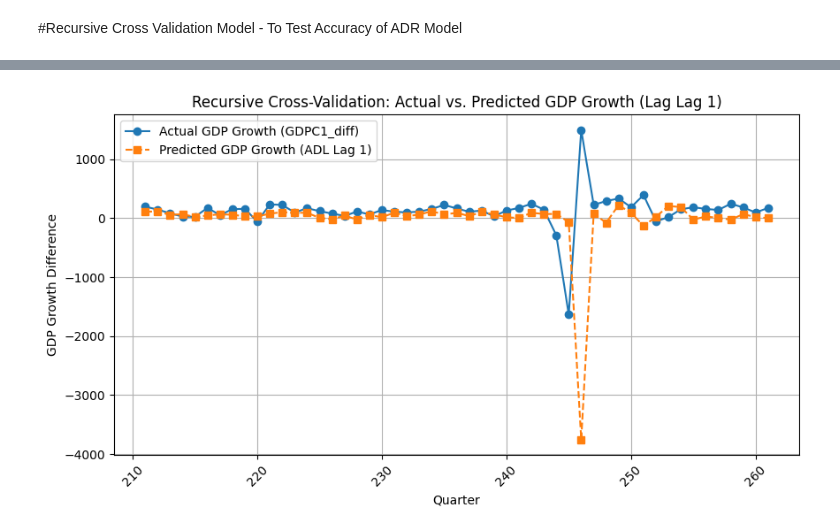
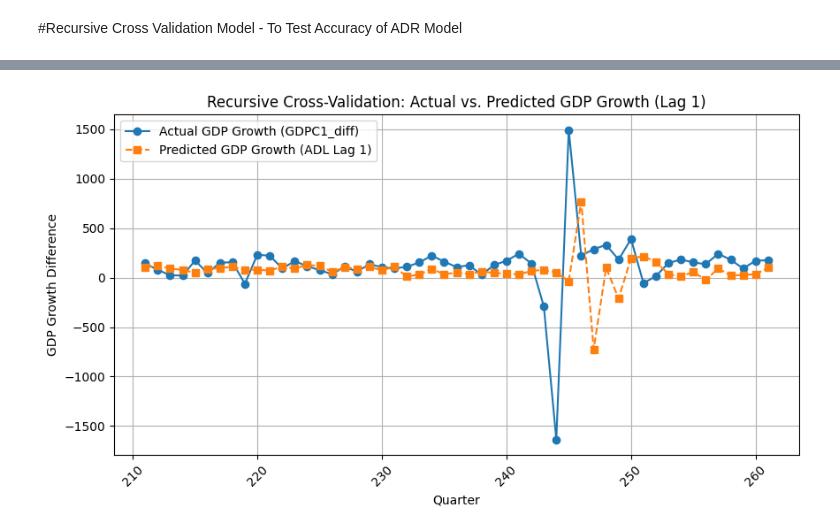
Before and after one commit to sivaadharsh28/Team14-US-Economic-Recession-Prediction-Model, a Jupyter notebook: NUS_DSESC_DATABUSTERS_14.ipynb, the cells around one changed output, grey strips where cells are left out. Saved outputs shown, nothing was run; the diff lists cells and outputs as text; code cells hidden in the pictures.

```diff
--- a/NUS_DSESC_DATABUSTERS_14.ipynb
+++ b/NUS_DSESC_DATABUSTERS_14.ipynb
@@ -250,13 +220,8 @@ dtypes: float64(17), object(1)
 memory usage: 37.4+ KB
 None
 # %%
-# Remove first two rows of dataset (metadata)
 quarterly_selected_data = quarterly_selected_data.iloc[2:].reset_index(drop=True)
 
-# Convert 'sasdate' to datetime
-quarterly_selected_data['sasdate'] = pd.to_datetime(quarterly_selected_data['sasdate'])
-
-# Handling missing values (replacement with column's mean)
 print('Dimensions of quarterly data table: {}'.format(quarterly_selected_data.shape))
 print(quarterly_selected_data.isna().sum(), '\n')
 print('CMRMTSPLx column has 32 missing values. \n')
@@ -264,7 +229,6 @@ print('CMRMTSPLx column has 32 missing values. \n')
 quarterly_selected_data['CMRMTSPLx'].fillna(quarterly_selected_data['CMRMTSPLx'].mean(), inplace=True)
 print(quarterly_selected_data.isna().sum(), '\n')
 
-# Checking for duplicate data
 duplicate_rows = quarterly_selected_data[quarterly_selected_data.duplicated()]
 print(f"Number of duplicate rows: {len(duplicate_rows)}")
 if not duplicate_rows.empty:
@@ -825,72 +760,53 @@ import statsmodels.api as sm
 from sklearn.metrics import mean_squared_error
 import matplotlib.pyplot as plt
 
-# Define the target variable (GDP growth difference)
-y = quarterly_selected_data['GDPC1_diff']
+y = quarterly_selected_data['GDPC1_diff'].shift(-1)
 
-# Define predictor variables for different lags
-X_lag1 = quarterly_selected_data[[    'GDPCTPI_diff_lag1', 'INDPRO_diff_lag1', 'IPFINAL_diff_lag1', 'IPCONGD_diff_lag1',
-    'IPMAT_diff_lag1', 'PAYEMS_diff_lag1', 'MANEMP_diff_lag1', 'LNS14000012_diff_lag1',
-    'UEMPLT5_diff_lag1', 'PCECC96_pct_change_lag1', 'CMRMTSPLx_pct_change_lag1',
-    'GS10_pct_change_lag1', 'TB3MS_pct_change_lag1']]
+X_lag1 = quarterly_selected_data[['GDPCTPI_diff_lag1', 'INDPRO_diff_lag1', 'IPFINAL_diff_lag1', 'IPCONGD_diff_lag1',
+                                  'IPMAT_diff_lag1', 'PAYEMS_diff_lag1', 'MANEMP_diff_lag1', 'LNS14000012_diff_lag1',
+                                  'UEMPLT5_diff_lag1', 'PCECC96_pct_change_lag1', 'CMRMTSPLx_pct_change_lag1',
+                                  'GS10_pct_change_lag1', 'TB3MS_pct_change_lag1', 'UNRATE_lag1', 'GS10TB3Mx_lag1',
+                                  'BAA10YM_lag1']]
 
-
-# Add constant terms for each lag model
 X_lag1 = sm.add_constant(X_lag1)
 
+X_lag1.dropna(inplace=True)
+y = y.loc[X_lag1.index]
 
-# Define training size (80% of data)
 initial_train_size = int(len(X_lag1) * 0.8)
 
-# Initialize lists for storing RMSEs
-rmse_results = {}
+actual_values = []
+predicted_values = []
+test_periods = []
 
-# Function to perform recursive cross-validation for a given lag model
-def recursive_cross_validation(X, lag_name):
-    actual_values = []
-    predicted_values = []
-    test_periods = []
+for i in range(initial_train_size, len(X_lag1) - 1):
+    X_train = X_lag1.iloc[:i]
+    y_train = y.iloc[:i]
 
-    for i in range(initial_train_size, len(X) - 1):  # Exclude last row
-        # Define training dataset
-        X_train = X.iloc[:i]
-        y_train = y.iloc[:i]
+    X_test = X_lag1.iloc[i].values.reshape(1, -1)
+    y_test = y.iloc[i]
 
-        # Define test set (next quarter)
-        X_test = X.iloc[i].values.reshape(1, -1)
-        y_test = y.iloc[i]
+    adl_model_lag1 = sm.OLS(y_train, X_train).fit()
 
-        # Fit ADL Model on training data
-        adl_model = sm.OLS(y_train, X_train).fit()
+    y_pred = adl_model_lag1.predict(X_test)[0]
 
-        # Predict GDP change for next quarter
-        y_pred = adl_model.predict(X_test)[0]
+    actual_values.append(y_test)
+    predicted_values.append(y_pred)
 
-        # Store actual and predicted values
-        actual_values.append(y_test)
-        predicted_values.append(y_pred)
-        test_periods.append(quarterly_selected_data.index[i])
+    test_periods.append(X_lag1.index[i])
 
-    # Compute RMSE
-    rmse = np.sqrt(mean_squared_error(actual_values, predicted_values))
-    rmse_results[lag_name] = rmse
+rmse_lag1 = np.sqrt(mean_squared_error(actual_values, predicted_values))
 
-    # Plot Actual vs. Predicted GDP Growth Differences
-    plt.figure(figsize=(10, 5))
-    plt.plot(test_periods, actual_values, label="Actual GDP Growth (GDPC1_diff)", marker='o', linestyle='-')
-    plt.plot(test_periods, predicted_values, label=f"Predicted GDP Growth (ADL {lag_name})", marker='s', linestyle='--')
-    plt.xlabel("Quarter")
-    plt.ylabel("GDP Growth Difference")
-    plt.title(f"Recursive Cross-Validation: Actual vs. Predicted GDP Growth (Lag {lag_name})")
-    plt.legend()
-    plt.grid()
-    plt.xticks(rotation=45)
-    plt.show()
+print(f"Recursive Cross-Validation RMSE for ADL Model (Lag 1): {rmse_lag1:.4f}")
 
-# Run cross-validation for different lag models
-recursive_cross_validation(X_lag1, "Lag 1")
-
-# Print RMSE results
-for lag, rmse in rmse_results.items():
-    print(f"Recursive Cross-Validation RMSE for ADL {lag}: {rmse:.4f}")
+plt.figure(figsize=(10, 5))
+plt.plot(test_periods, actual_values, label="Actual GDP Growth (GDPC1_diff)", marker='o', linestyle='-')
+plt.plot(test_periods, predicted_values, label="Predicted GDP Growth (ADL Lag 1)", marker='s', linestyle='--')
+plt.xlabel("Quarter")
+plt.ylabel("GDP Growth Difference")
+plt.title("Recursive Cross-Validation: Actual vs. Predicted GDP Growth (Lag 1)")
+plt.legend()
+plt.grid()
+plt.xticks(rotation=45)
+plt.show()
 # %% [output]
@@ -897 +814 @@ for lag, rmse in rmse_results.items():
-[figure, old version]
+[figure, new version]
```
Also changed, not shown: parts of 14 cells of this notebook.
